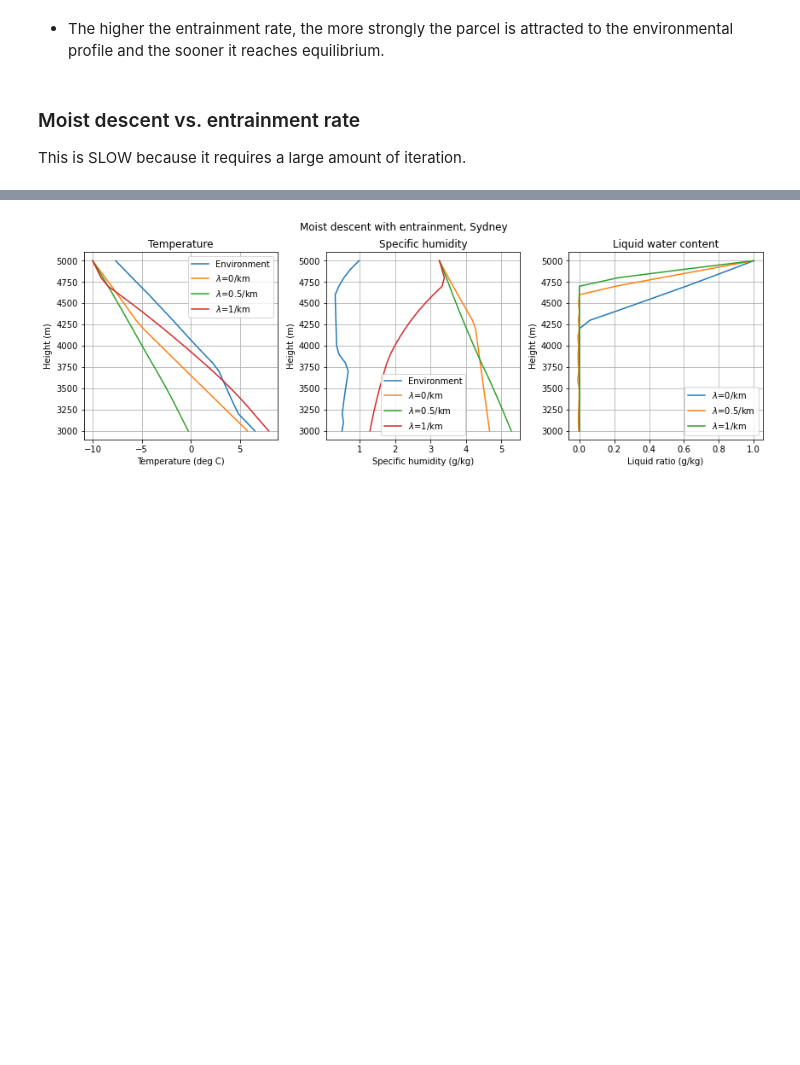
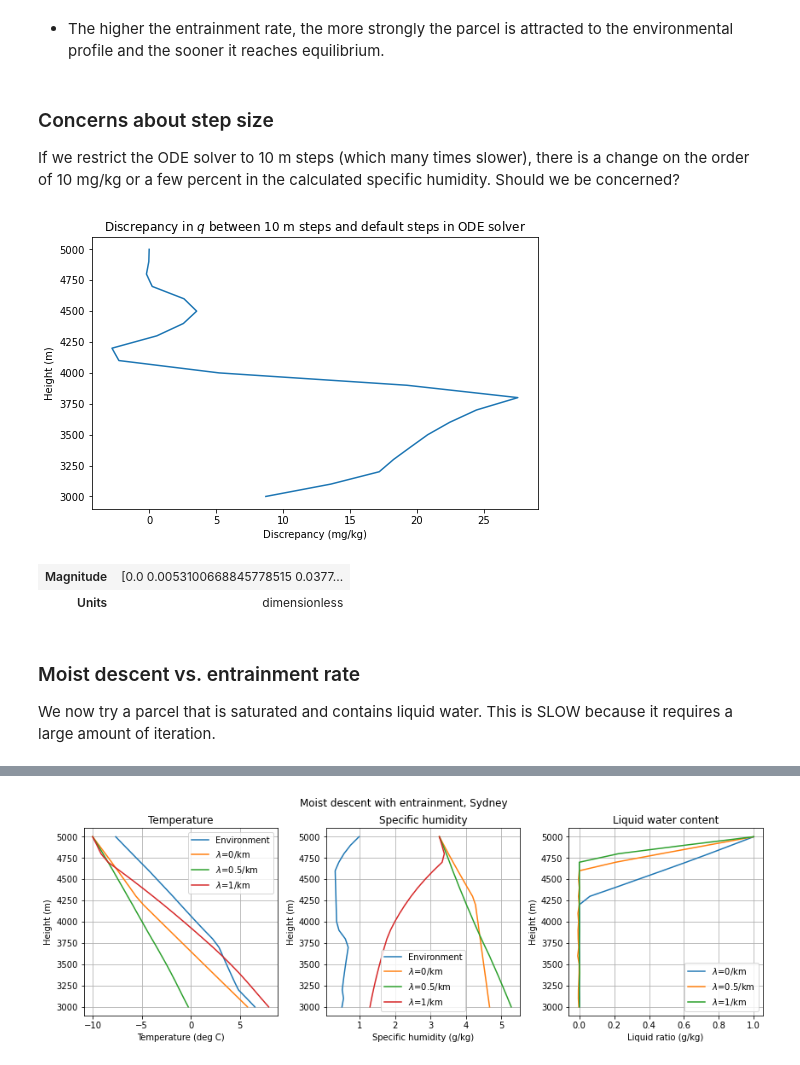
Before and after one commit to tschanzer/taste-of-research-21T3, a Jupyter notebook: notebooks/20210929_entrainment/20210929_entrainment.ipynb, the cells around one changed output, grey strips where cells are left out. Saved outputs shown, nothing was run; the diff lists cells and outputs as text; code cells hidden in the pictures; blank space fills up the shorter version.

Commit message:
Add annotations and comments on entrainment

```diff
--- a/notebooks/20210929_entrainment/20210929_entrainment.ipynb
+++ b/notebooks/20210929_entrainment/20210929_entrainment.ipynb
@@ -264,6 +270,10 @@ def descend_approx(
         l_initial: Initial liquid mass ratio.
         reference_pressure: Pressure corresponding to initial values.
             Defaults to pressure[0].
+
+    Returns:
+        A 3-tuple containing the final temperature, specific humidity
+            and liquid ratio.
     """
 
     pressure = np.atleast_1d(pressure)
@@ -375,6 +396,10 @@ def entrainment_profile(
         l_env: Function giving environmental liquid ratio from height.
         rate: Entrainment rate.
         dz: Size of *downward* step for computing finite differences.
+
+    Returns:
+        3-tuple containing the temperature, specific humidity and
+            liquid ratio arrays for the given height array.
     """
 
     if reference_height is None:
@@ -415,15 +442,15 @@ sydney.specific_humidity(height)
 | Units | dimensionless |
 # %%
 # %%timeit
-t1, q1, l1 = entrainment_profile(
+t1_dry_bigstep, q1_dry_bigstep, l1_dry_bigstep = entrainment_profile(
     height, -10*units.celsius, 5e-4, 0,
     sydney.pressure, sydney.temperature, sydney.specific_humidity,
     lambda x: 0, 0/units.km, 1*units.m)
-t2, q2, l2 = entrainment_profile(
+t2_dry_bigstep, q2_dry_bigstep, l2_dry_bigstep = entrainment_profile(
     height, -10*units.celsius, 5e-4, 0,
     sydney.pressure, sydney.temperature, sydney.specific_humidity,
     lambda x: 0, 0.5/units.km, 1*units.m)
-t3, q3, l3 = entrainment_profile(
+t3_dry_bigstep, q3_dry_bigstep, l3_dry_bigstep = entrainment_profile(
     height, -10*units.celsius, 5e-4, 0,
     sydney.pressure, sydney.temperature, sydney.specific_humidity,
     lambda x: 0, 1/units.km, 1*units.m)
@@ -463,10 +490,43 @@ plt.show()
 [figure]
 # %% [markdown]
 - The higher the entrainment rate, the more strongly the parcel is attracted to the environmental profile and the sooner it reaches equilibrium.
+# %% [markdown]
+### Concerns about step size
+If we restrict the ODE solver to 10 m steps (which many times slower), there is a change on the order of 10 mg/kg or a few percent in the calculated specific humidity. Should we be concerned?
+# %%
+# %%timeit
+t1_dry, q1_dry, l1_dry = entrainment_profile(
+    height, -10*units.celsius, 5e-4, 0,
+    sydney.pressure, sydney.temperature, sydney.specific_humidity,
+    lambda x: 0, 0/units.km, 1*units.m)
+t2_dry, q2_dry, l2_dry = entrainment_profile(
+    height, -10*units.celsius, 5e-4, 0,
+    sydney.pressure, sydney.temperature, sydney.specific_humidity,
+    lambda x: 0, 0.5/units.km, 1*units.m)
+t3_dry, q3_dry, l3_dry = entrainment_profile(
+    height, -10*units.celsius, 5e-4, 0,
+    sydney.pressure, sydney.temperature, sydney.specific_humidity,
+    lambda x: 0, 1/units.km, 1*units.m)
+# %%
+fig = plt.figure(figsize=(8,5))
+ax = fig.add_subplot(111)
+ax.plot((q3_dry_bigstep - q3_dry)*1e6, height)
+ax.set(
+    xlabel='Discrepancy (mg/kg)',
+    ylabel='Height (m)',
+    title=r'Discrepancy in $q$ between 10 m steps and default steps in ODE solver')
+plt.show()
+# %% [output]
+[figure, added]
+# %%
+np.abs(q3_dry_bigstep - q3_dry)/q3_dry*100
+# %% [output]
+| Magnitude | [0.0 0.0053100668845778515 0.0377... |
+| Units | dimensionless |
 # %% [markdown]
 ### Moist descent vs. entrainment rate
 
-This is SLOW because it requires a large amount of iteration.
+We now try a parcel that is saturated and contains liquid water. This is SLOW because it requires a large amount of iteration.
 # %%
 height = np.arange(5000, 2999, -100)*units.meter
 t_initial = -10*units.celsius
```
Also changed, not shown: parts of 14 cells of this notebook.
